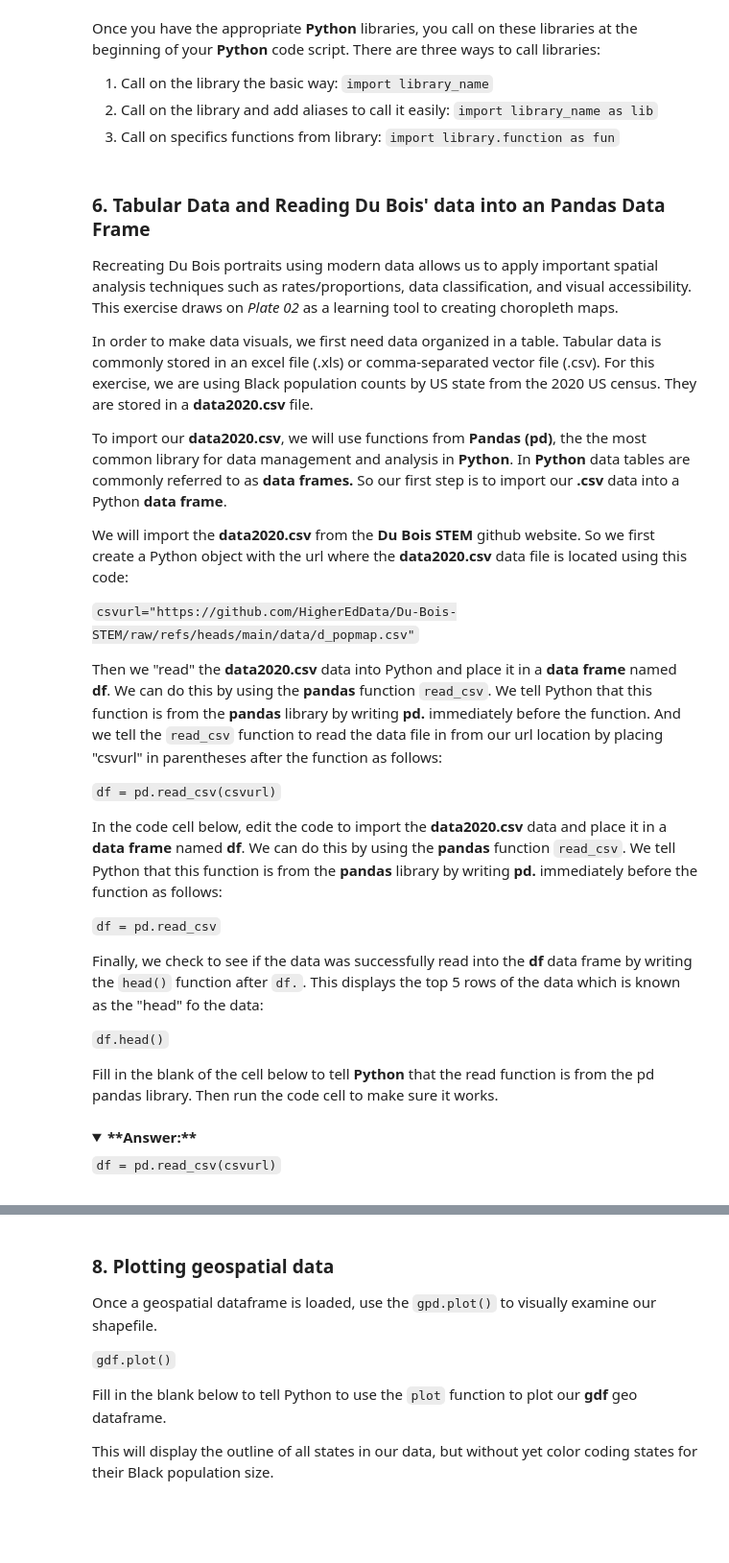
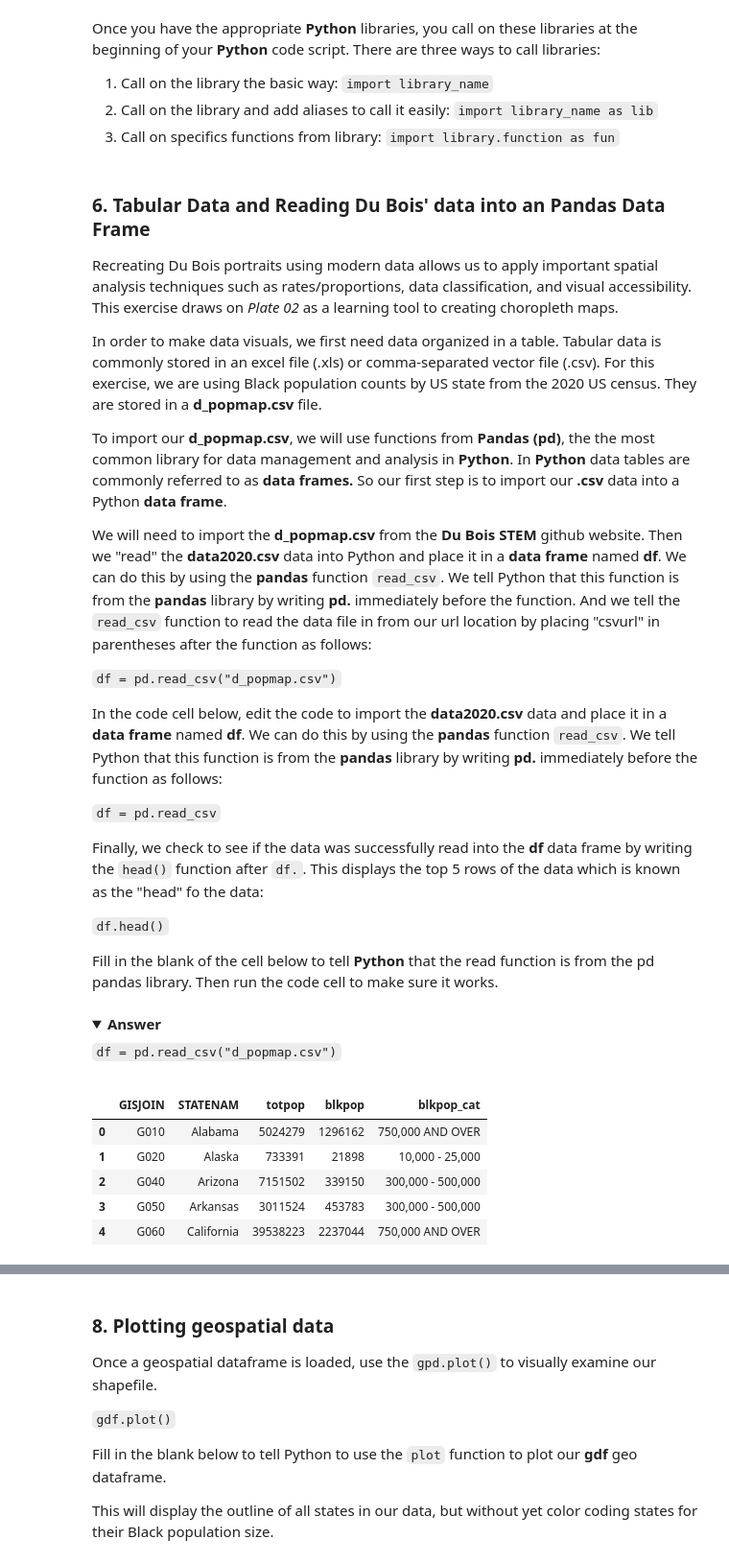
Before and after one commit to HigherEdData/dubois-jupyterlite, a Jupyter notebook: content/notebooks/py_popmap.ipynb, the cells around one changed output, grey strips where cells are left out. Shown at 96% size. Cells and saved outputs as stored; diff of their text form; code cells hidden in the pictures; folded sections open; blank space fills up the shorter version.

````diff
--- a/content/notebooks/py_popmap.ipynb
+++ b/content/notebooks/py_popmap.ipynb
@@ -117,17 +128,13 @@ from urllib.request import urlopen
 
 Recreating Du Bois portraits using modern data allows us to apply important spatial analysis techniques such as rates/proportions, data classification, and visual accessibility. This exercise draws on *Plate 02* as a learning tool to creating choropleth maps.
 
-In order to make data visuals, we first need data organized in a table. Tabular data is commonly stored in an excel file (.xls) or comma-separated vector file (.csv). For this exercise, we are using Black population counts by US state from the 2020 US census. They are stored in a **data2020.csv** file.
+In order to make data visuals, we first need data organized in a table. Tabular data is commonly stored in an excel file (.xls) or comma-separated vector file (.csv). For this exercise, we are using Black population counts by US state from the 2020 US census. They are stored in a **d_popmap.csv** file.
 
-To import our **data2020.csv**, we will use functions from **Pandas (pd)**, the the most common library for data management and analysis in **Python**. In **Python** data tables are commonly referred to as **data frames.** So our first step is to import our **.csv** data into a Python **data frame**.
+To import our **d_popmap.csv**, we will use functions from **Pandas (pd)**, the the most common library for data management and analysis in **Python**. In **Python** data tables are commonly referred to as **data frames.** So our first step is to import our **.csv** data into a Python **data frame**.
 
-We will import the **data2020.csv** from the **Du Bois STEM** github website. So we first create a Python object with the url where the **data2020.csv** data file is located using this code:
+We will need to import the **d_popmap.csv** from the **Du Bois STEM** github website. Then we "read" the **data2020.csv** data into Python and place it in a **data frame** named **df**. We can do this by using the **pandas** function ```read_csv```. We tell Python that this function is from the **pandas** library by writing **pd.** immediately before the function. And we tell the ```read_csv``` function to read the data file in from our url location by placing "csvurl" in parentheses after the function as follows:
 
-```csvurl="https://github.com/HigherEdData/Du-Bois-STEM/raw/refs/heads/main/data/d_popmap.csv"```
-
-Then we "read" the **data2020.csv** data into Python and place it in a **data frame** named **df**. We can do this by using the **pandas** function ```read_csv```. We tell Python that this function is from the **pandas** library by writing **pd.** immediately before the function. And we tell the ```read_csv``` function to read the data file in from our url location by placing "csvurl" in parentheses after the function as follows:
-
-```df = pd.read_csv(csvurl)```
+```df = pd.read_csv("d_popmap.csv")```
 
 In the code cell below, edit the code to import the **data2020.csv** data and place it in a **data frame** named **df**. We can do this by using the **pandas** function ```read_csv```. We tell Python that this function is from the **pandas** library by writing **pd.** immediately before the function as follows:
 
@@ -139,13 +146,22 @@ Finally, we check to see if the data was successfully read into the **df** data
 
 Fill in the blank of the cell below to tell **Python** that the read function is from the pd pandas library. Then run the code cell to make sure it works.
 # %% [markdown]
-<details> <summary><strong>**Answer:** </strong></summary>
+<details> <summary><strong> Answer </strong></summary>
 
-```df = pd.read_csv(csvurl)```
+```df = pd.read_csv("d_popmap.csv")```
 
 </details>
 # %%
-csvurl="https://raw.githubusercontent.com/HigherEdData/dubois-jupyterlite/main/data/d_popmap.csv"
-df = __.read_csv(csvurl)
+# Layer 2: Import Data
+
+____ = pd.read_csv("d_popmap.csv") # Load the data from CSV
+
 df.head()
+# %% [output]
+|  | GISJOIN | STATENAM | totpop | blkpop | blkpop_cat |
+| 0 | G010 | Alabama | 5024279 | 1296162 | 750,000 AND OVER |
+| 1 | G020 | Alaska | 733391 | 21898 | 10,000 - 25,000 |
+| 2 | G040 | Arizona | 7151502 | 339150 | 300,000 - 500,000 |
+| 3 | G050 | Arkansas | 3011524 | 453783 | 300,000 - 500,000 |
+| 4 | G060 | California | 39538223 | 2237044 | 750,000 AND OVER |
 # %% [markdown]
````
Also changed, not shown: parts of 24 cells of this notebook.
